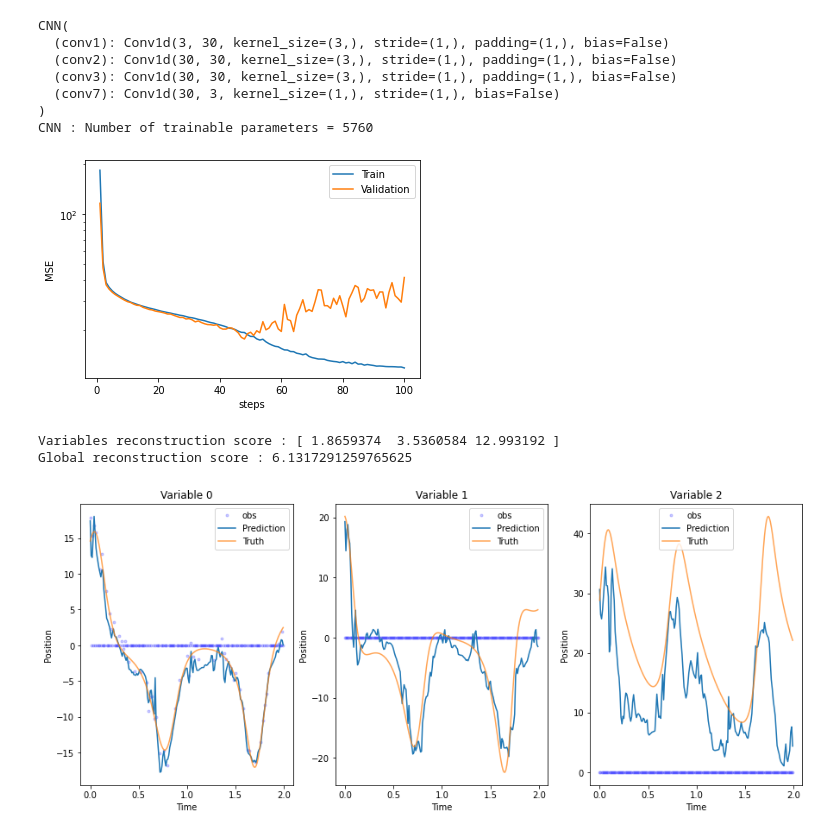
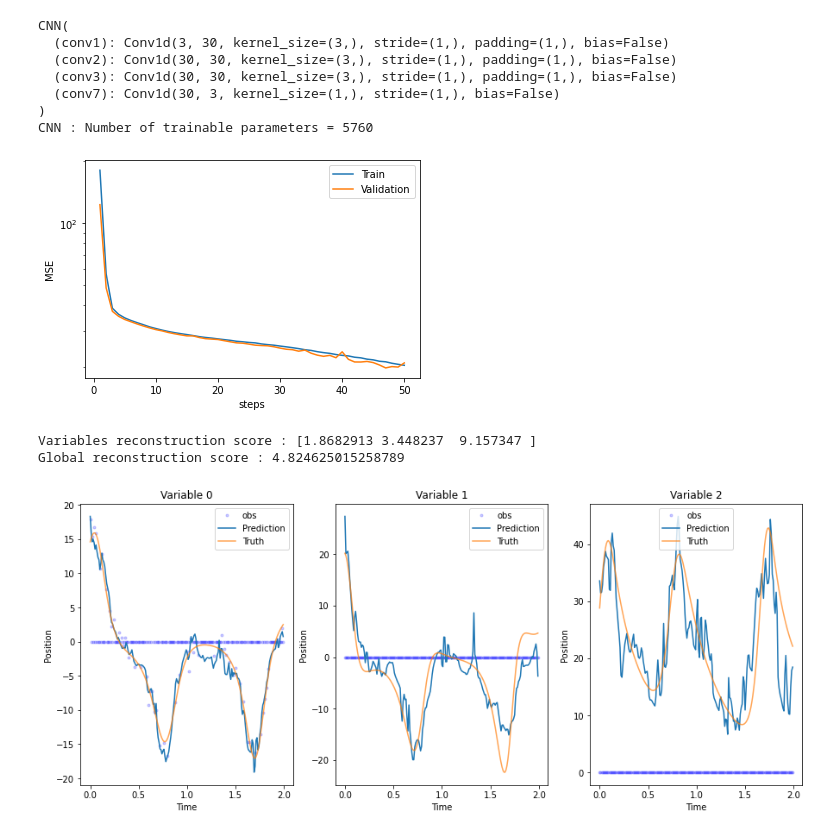
Before and after one commit to cdurand95/DataAssimilationProject, a Jupyter notebook: BaselineL63.ipynb, the cells around one changed output. Cells and saved outputs as stored; diff of their text form; code cells hidden in the pictures.

Commit message:
modif num variables runs

```diff
--- a/BaselineL63.ipynb
+++ b/BaselineL63.ipynb
@@ -445,7 +445,7 @@ print('CNN : Number of trainable parameters = %d'%(sum(p.numel() for p in model_
 
 tb_logger = pl_loggers.TensorBoardLogger("logs/")
 #Train the model
-trainer = pl.Trainer(logger=tb_logger,max_epochs=100,enable_progress_bar=True,limit_train_batches=1.0)
+trainer = pl.Trainer(logger=tb_logger,max_epochs=50,enable_progress_bar=True,limit_train_batches=1.0)
 trainer.fit(model_CNN)
 # %% [output]
 GPU available: False, used: False
@@ -471,9 +471,9 @@ CNN(
 )
 CNN : Number of trainable parameters = 5760
 # %%
-plot_loss(model_CNN,max_epoch=100)
+plot_loss(model_CNN,max_epoch=50)
 # %% [output]
-[figure, old version]
+[figure, new version]
 # %%
 batch_size=128
 training_dataset   = torch.utils.data.TensorDataset(torch.Tensor(Training_dataset['Init']),torch.Tensor(Training_dataset['Obs']),torch.Tensor(Training_dataset['Mask']),torch.Tensor(Training_dataset['Truth']))
@@ -488,6 +488,6 @@ plot_prediction(model_CNN,idx=26,dataset = dataloaders['test'])
 
 r_score = R_score(model_CNN,dataset = dataloaders['test'])
 # %% [output]
-Variables reconstruction score : [ 1.8659374  3.5360584 12.993192 ]
-Global reconstruction score : 6.1317291259765625
+Variables reconstruction score : [1.8682913 3.448237  9.157347 ]
+Global reconstruction score : 4.824625015258789
-[figure, old version]
+[figure, new version]
```
Also changed, not shown: 2 other files.
